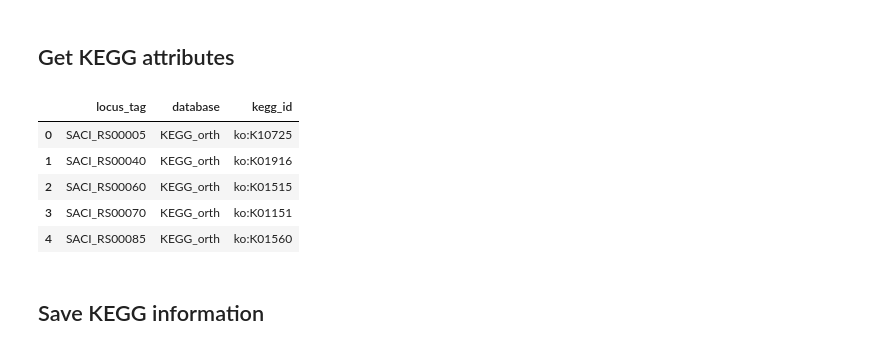
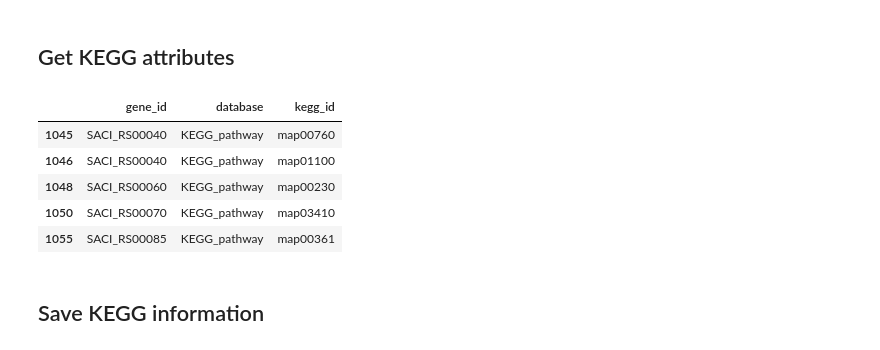
Before and after one commit to SBRG/pymodulon, a Jupyter notebook: notebooks/gene_annotation.ipynb, the cells around one changed output. Saved outputs shown, nothing was run; the diff lists cells and outputs as text; code cells hidden in the pictures.

```diff
--- a/notebooks/gene_annotation.ipynb
+++ b/notebooks/gene_annotation.ipynb
@@ -9,7 +9,7 @@ from pymodulon.gene_util import *
 import os
 from Bio import SeqIO
 # %%
-org_dir = '../example_data/example_annotation'
+org_dir = '../example_data/modulome_example'
 kegg_organism_code = 'sai'
 seq_dir = os.path.join(org_dir,'sequence_files')
 # %% [markdown]
@@ -91,28 +91,31 @@ DF_eggnog.index.name = 'locus_tag'
 # %%
 DF_kegg = DF_eggnog[['KEGG_orth','KEGG_pathway','KEGG_module','KEGG_reaction']]
 
 # Melt dataframe
 DF_kegg = DF_kegg.reset_index().melt(id_vars='locus_tag')
 
 # Remove null values
 DF_kegg = DF_kegg[DF_kegg.value.notnull()]
 
 # Split comma-separated values into their own rows
 list2struct = []
 for name,row in DF_kegg.iterrows():
     for val in row.value.split(','):
         list2struct.append([row.locus_tag,row.variable,val])
 
-DF_kegg = pd.DataFrame(list2struct,columns=['locus_tag','database','kegg_id'])
+DF_kegg = pd.DataFrame(list2struct,columns=['gene_id','database','kegg_id'])
+
+# Remove ko entries, as only map entries are searchable in KEGG pathway
+DF_kegg = DF_kegg[~DF_kegg.kegg_id.str.startswith('ko')]
 
 DF_kegg.head()
 # %% [output]
-|  | locus_tag | database | kegg_id |
-| 0 | SACI_RS00005 | KEGG_orth | ko:K10725 |
-| 1 | SACI_RS00040 | KEGG_orth | ko:K01916 |
-| 2 | SACI_RS00060 | KEGG_orth | ko:K01515 |
-| 3 | SACI_RS00070 | KEGG_orth | ko:K01151 |
-| 4 | SACI_RS00085 | KEGG_orth | ko:K01560 |
+|  | gene_id | database | kegg_id |
+| 1045 | SACI_RS00040 | KEGG_pathway | map00760 |
+| 1046 | SACI_RS00040 | KEGG_pathway | map01100 |
+| 1048 | SACI_RS00060 | KEGG_pathway | map00230 |
+| 1050 | SACI_RS00070 | KEGG_pathway | map03410 |
+| 1055 | SACI_RS00085 | KEGG_pathway | map00361 |
 # %% [markdown]
 ## Save KEGG information
 # %%
```
Also changed, not shown: parts of 13 cells of this notebook, 11 other files.
